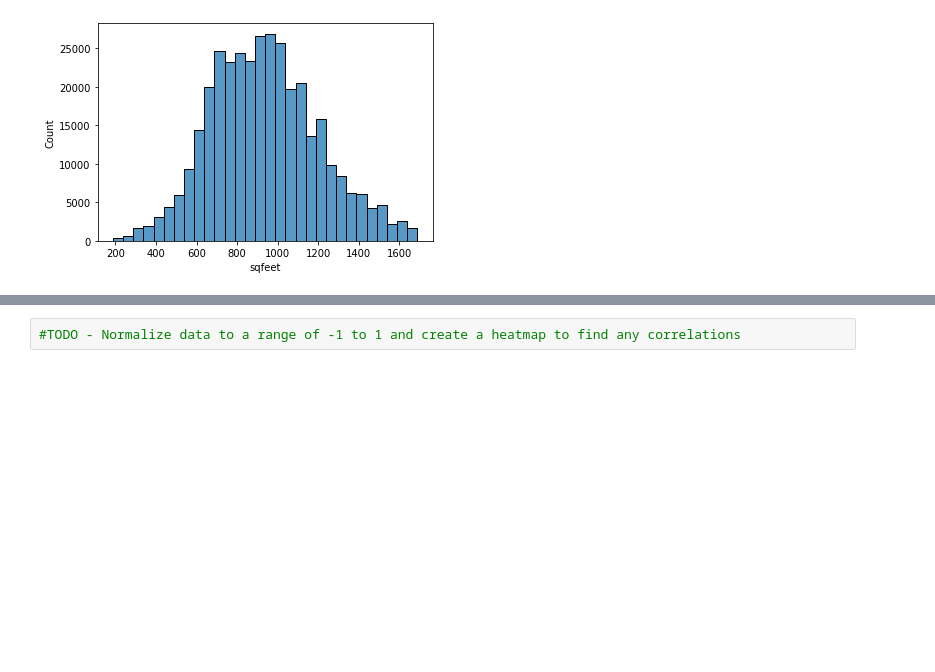
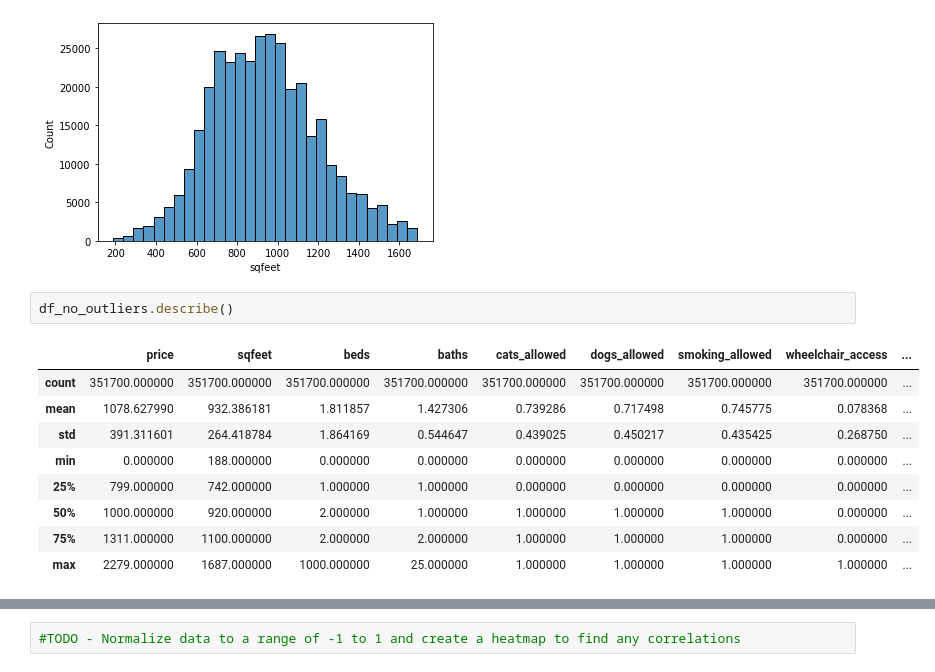
Before and after one commit to moferg/usa-housing-analysis, a Jupyter notebook: usa_housing_analysis.ipynb, the cells around one changed output, grey strips where cells are left out. Cells and saved outputs as stored; diff of their text form; blank space fills up the shorter version.

```diff
--- a/usa_housing_analysis.ipynb
+++ b/usa_housing_analysis.ipynb
@@ -255,3 +255,15 @@ sns.histplot(df_no_outliers.sqfeet, binwidth=50)
 # %% [output]
 <AxesSubplot:xlabel='sqfeet', ylabel='Count'>
 [figure]
+# %%
+df_no_outliers.describe()
+# %% [output]
+|  | price | sqfeet | beds | baths | cats_allowed | dogs_allowed | smoking_allowed | wheelchair_access | ... |
+| count | 351700.000000 | 351700.000000 | 351700.000000 | 351700.000000 | 351700.000000 | 351700.000000 | 351700.000000 | 351700.000000 | ... |
+| mean | 1078.627990 | 932.386181 | 1.811857 | 1.427306 | 0.739286 | 0.717498 | 0.745775 | 0.078368 | ... |
+| std | 391.311601 | 264.418784 | 1.864169 | 0.544647 | 0.439025 | 0.450217 | 0.435425 | 0.268750 | ... |
+| min | 0.000000 | 188.000000 | 0.000000 | 0.000000 | 0.000000 | 0.000000 | 0.000000 | 0.000000 | ... |
+| 25% | 799.000000 | 742.000000 | 1.000000 | 1.000000 | 0.000000 | 0.000000 | 0.000000 | 0.000000 | ... |
+| 50% | 1000.000000 | 920.000000 | 2.000000 | 1.000000 | 1.000000 | 1.000000 | 1.000000 | 0.000000 | ... |
+| 75% | 1311.000000 | 1100.000000 | 2.000000 | 2.000000 | 1.000000 | 1.000000 | 1.000000 | 0.000000 | ... |
+| max | 2279.000000 | 1687.000000 | 1000.000000 | 25.000000 | 1.000000 | 1.000000 | 1.000000 | 1.000000 | ... |
```
Also changed, not shown: parts of 16 cells of this notebook.
